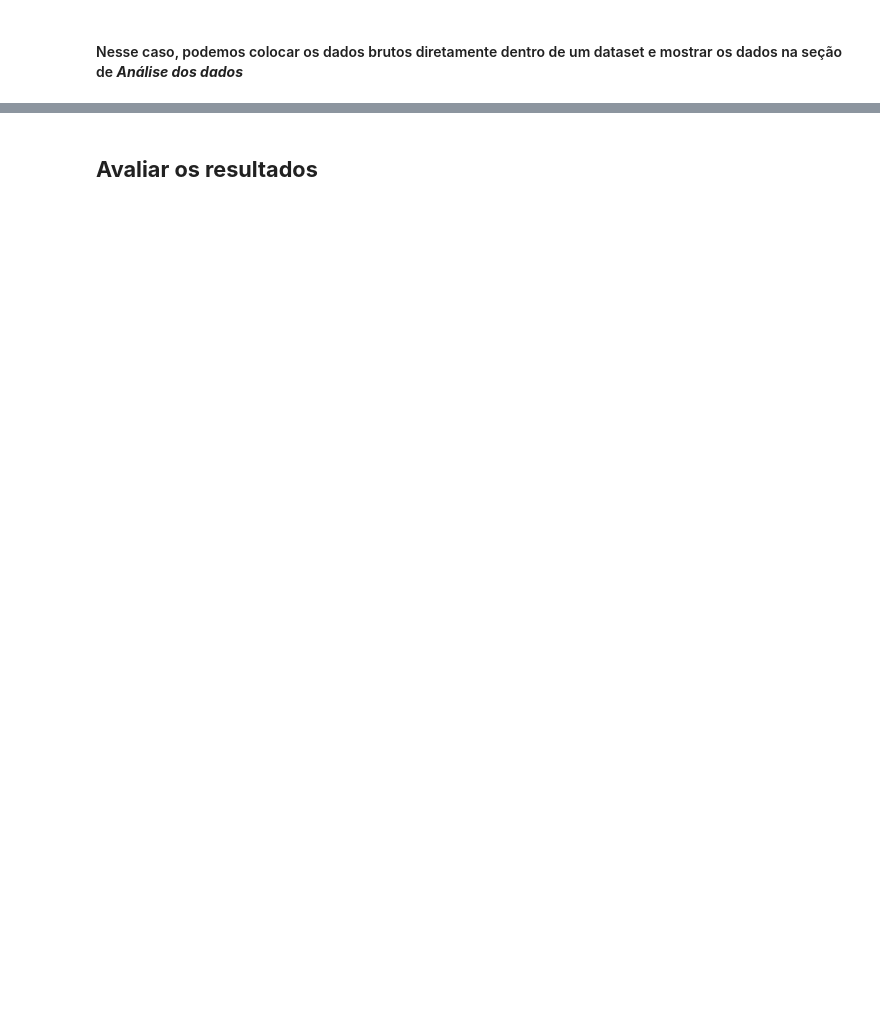
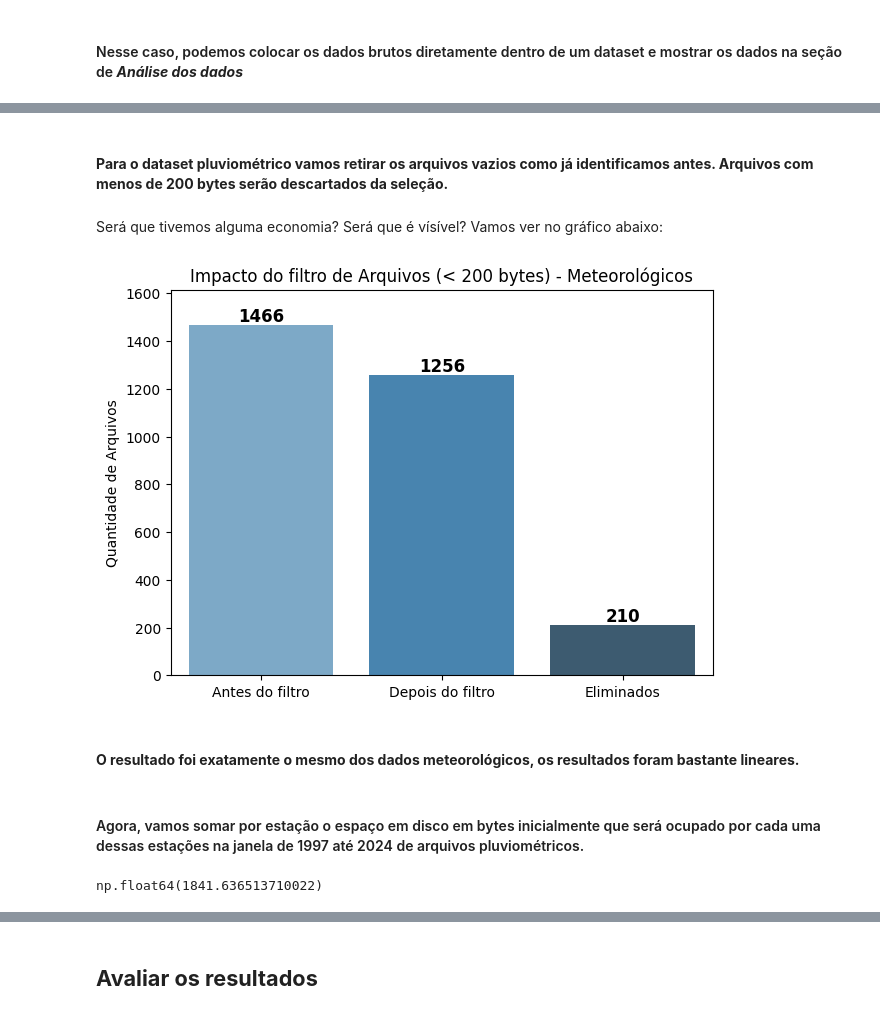
Before and after one commit to gabrielsimas/clima-rj-analise, a Jupyter notebook: MVP_AlertaRio.ipynb, the cells around one changed output, grey strips where cells are left out. Saved outputs shown, nothing was run; the diff lists cells and outputs as text; code cells hidden in the pictures; blank space fills up the shorter version.

```diff
--- a/MVP_AlertaRio.ipynb
+++ b/MVP_AlertaRio.ipynb
@@ -615,0 +1106,14 @@ nome_arquivo = 'recreio_199712_Plv.txt'
+# %% [markdown]
+#### **Para o dataset pluviométrico vamos retirar os arquivos vazios como já identificamos antes. Arquivos com menos de 200 bytes serão descartados da seleção.**
+# %%
+df_plv_maior_200_bytes = df_arquivos_estacoes_plv[df_arquivos_estacoes_plv['Tamanho_Bytes'] > 200]
+# %% [markdown]
+Será que tivemos alguma economia? Será que é vísível? Vamos ver no gráfico abaixo:
+# %%
+gera_grafico_barras_economia(df_arquivos_estacoes_plv.shape[0], df_plv_maior_200_bytes.shape[0], 200)
+# %% [output]
+[figure, added]
+# %% [markdown]
+#### **O resultado foi exatamente o mesmo dos dados meteorológicos, os resultados foram bastante lineares.**
+# %% [markdown]
+#### Agora, vamos somar por estação o espaço em disco em bytes inicialmente que será ocupado por cada uma dessas estações na janela de 1997 até 2024 de arquivos pluviométricos.
@@ -615,0 +1124,4 @@ nome_arquivo = 'recreio_199712_Plv.txt'
+# %%
+total_espaco_plv_mb
+# %% [output]
+np.float64(1841.636513710022)
```
Also changed, not shown: parts of 344 cells of this notebook.
